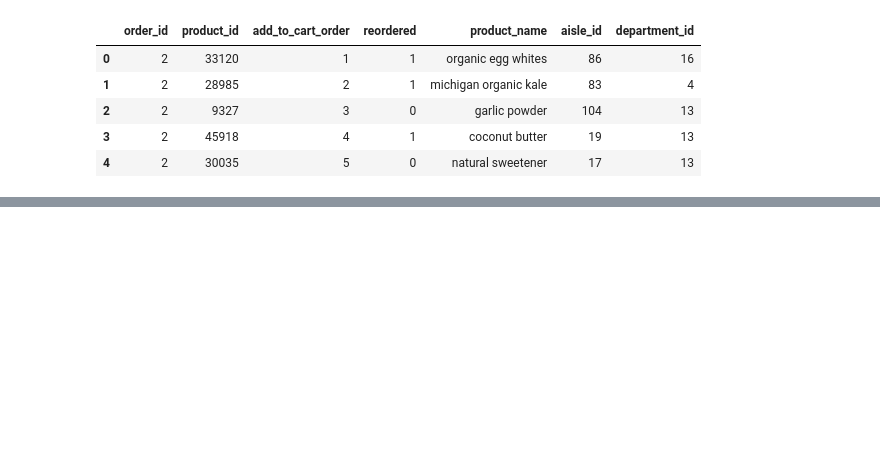
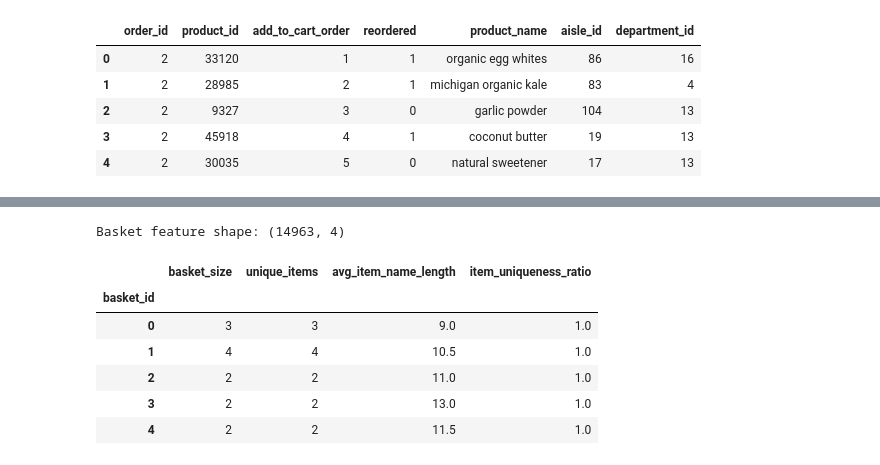
Before and after one commit to TamerAbdel/cds492-instacart-project, a Jupyter notebook: code/cds492_instacart_analysis.ipynb, the cells around one changed output, grey strips where cells are left out. Saved outputs shown, nothing was run; the diff lists cells and outputs as text; code cells hidden in the pictures; blank space fills up the shorter version.

```diff
--- a/code/cds492_instacart_analysis.ipynb
+++ b/code/cds492_instacart_analysis.ipynb
@@ -142,0 +375,35 @@ order_prior_products.head()
+# %%
+# Dataset 3: Basket transaction-level features (uses basket.csv)
+basket = pd.read_csv("../data/basket.csv")
+
+basket_long = (
+    basket.reset_index(names="basket_id")
+    .melt(id_vars="basket_id", value_name="item")
+    .dropna(subset=["item"])
+)
+
+basket_long["item"] = basket_long["item"].astype(str).str.strip()
+basket_long = basket_long[basket_long["item"] != ""]
+
+basket_features = basket_long.groupby("basket_id").agg(
+    basket_size=("item", "count"),
+    unique_items=("item", "nunique"),
+    avg_item_name_length=("item", lambda s: s.str.len().mean()),
+)
+
+basket_features["item_uniqueness_ratio"] = (
+    basket_features["unique_items"] / basket_features["basket_size"].replace(0, np.nan)
+)
+basket_features = basket_features.fillna(0)
+
+print("Basket feature shape:", basket_features.shape)
+basket_features.head()
+# %% [output]
+Basket feature shape: (14963, 4)
+|  | basket_size | unique_items | avg_item_name_length | item_uniqueness_ratio |
+| basket_id |  |  |  |  |
+| 0 | 3 | 3 | 9.0 | 1.0 |
+| 1 | 4 | 4 | 10.5 | 1.0 |
+| 2 | 2 | 2 | 11.0 | 1.0 |
+| 3 | 2 | 2 | 13.0 | 1.0 |
+| 4 | 2 | 2 | 11.5 | 1.0 |
```
Also changed, not shown: parts of 12 cells of this notebook.
